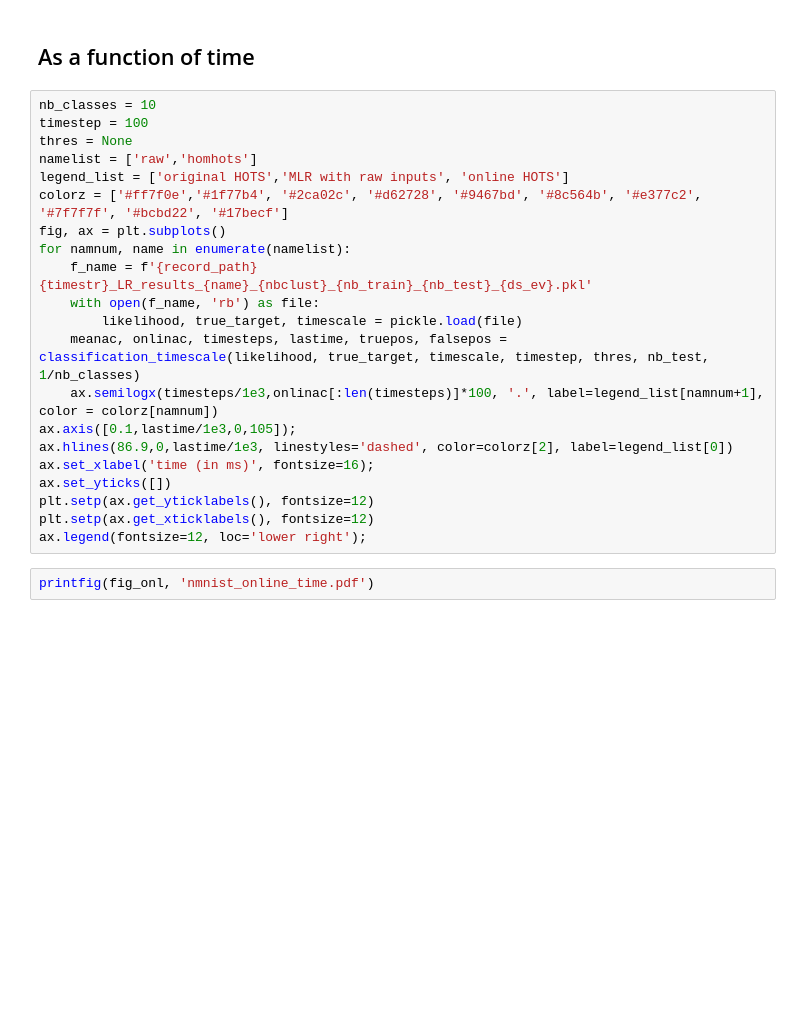
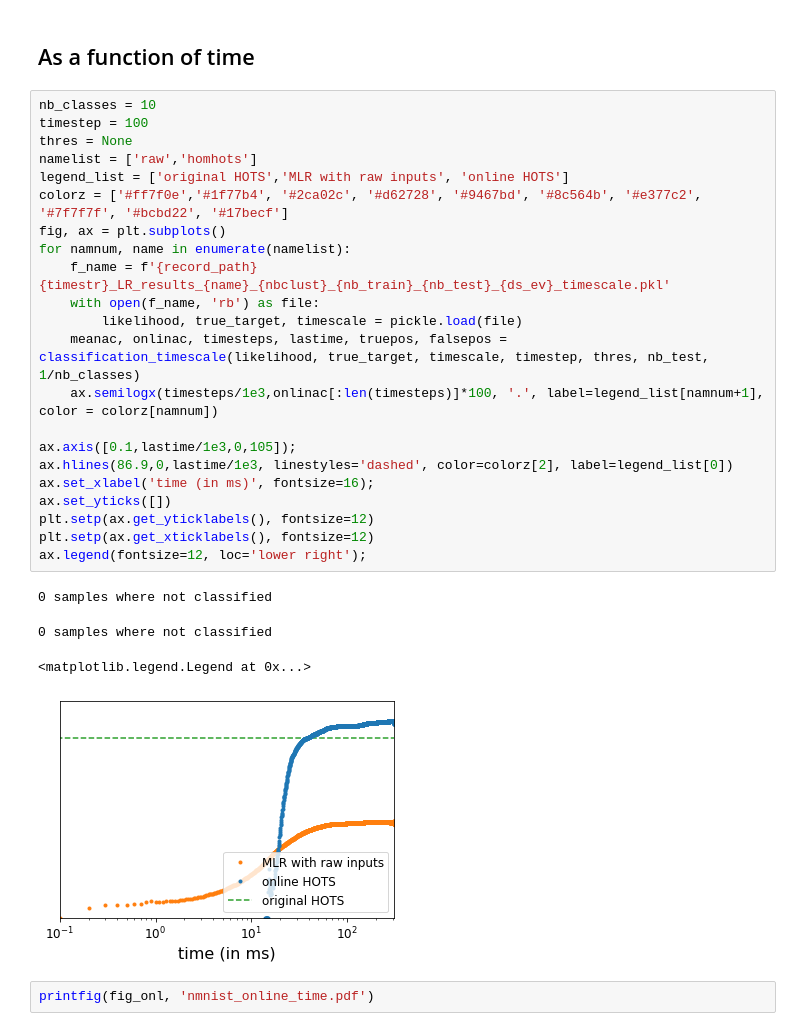
Before and after one commit to SpikeAI/HOTS, a Jupyter notebook: notebooks/RESULTS_03_NMNIST.ipynb, the cells around one changed output. Saved outputs shown, nothing was run; the diff lists cells and outputs as text; blank space fills up the shorter version.

```diff
--- a/notebooks/RESULTS_03_NMNIST.ipynb
+++ b/notebooks/RESULTS_03_NMNIST.ipynb
@@ -254,24 +258,30 @@ Accuracy when taking the highest counts of classified events for a sample for ho
 # %%
 nb_classes = 10
 timestep = 100
 thres = None
 namelist = ['raw','homhots']
 legend_list = ['original HOTS','MLR with raw inputs', 'online HOTS']
 colorz = ['#ff7f0e','#1f77b4', '#2ca02c', '#d62728', '#9467bd', '#8c564b', '#e377c2', '#7f7f7f', '#bcbd22', '#17becf']
 fig, ax = plt.subplots()
 for namnum, name in enumerate(namelist):
-    f_name = f'{record_path}{timestr}_LR_results_{name}_{nbclust}_{nb_train}_{nb_test}_{ds_ev}.pkl'
+    f_name = f'{record_path}{timestr}_LR_results_{name}_{nbclust}_{nb_train}_{nb_test}_{ds_ev}_timescale.pkl'
     with open(f_name, 'rb') as file:
         likelihood, true_target, timescale = pickle.load(file)
     meanac, onlinac, timesteps, lastime, truepos, falsepos = classification_timescale(likelihood, true_target, timescale, timestep, thres, nb_test, 1/nb_classes)
     ax.semilogx(timesteps/1e3,onlinac[:len(timesteps)]*100, '.', label=legend_list[namnum+1], color = colorz[namnum])
+
 ax.axis([0.1,lastime/1e3,0,105]);
 ax.hlines(86.9,0,lastime/1e3, linestyles='dashed', color=colorz[2], label=legend_list[0])
 ax.set_xlabel('time (in ms)', fontsize=16);
 ax.set_yticks([])
 plt.setp(ax.get_yticklabels(), fontsize=12)
 plt.setp(ax.get_xticklabels(), fontsize=12)
 ax.legend(fontsize=12, loc='lower right');
+# %% [output]
+0 samples where not classified
+0 samples where not classified
+<matplotlib.legend.Legend at 0x...>
+[figure, added]
 # %%
 printfig(fig_onl, 'nmnist_online_time.pdf')
 # %% [markdown]
```
Also changed, not shown: parts of 7 cells of this notebook.
